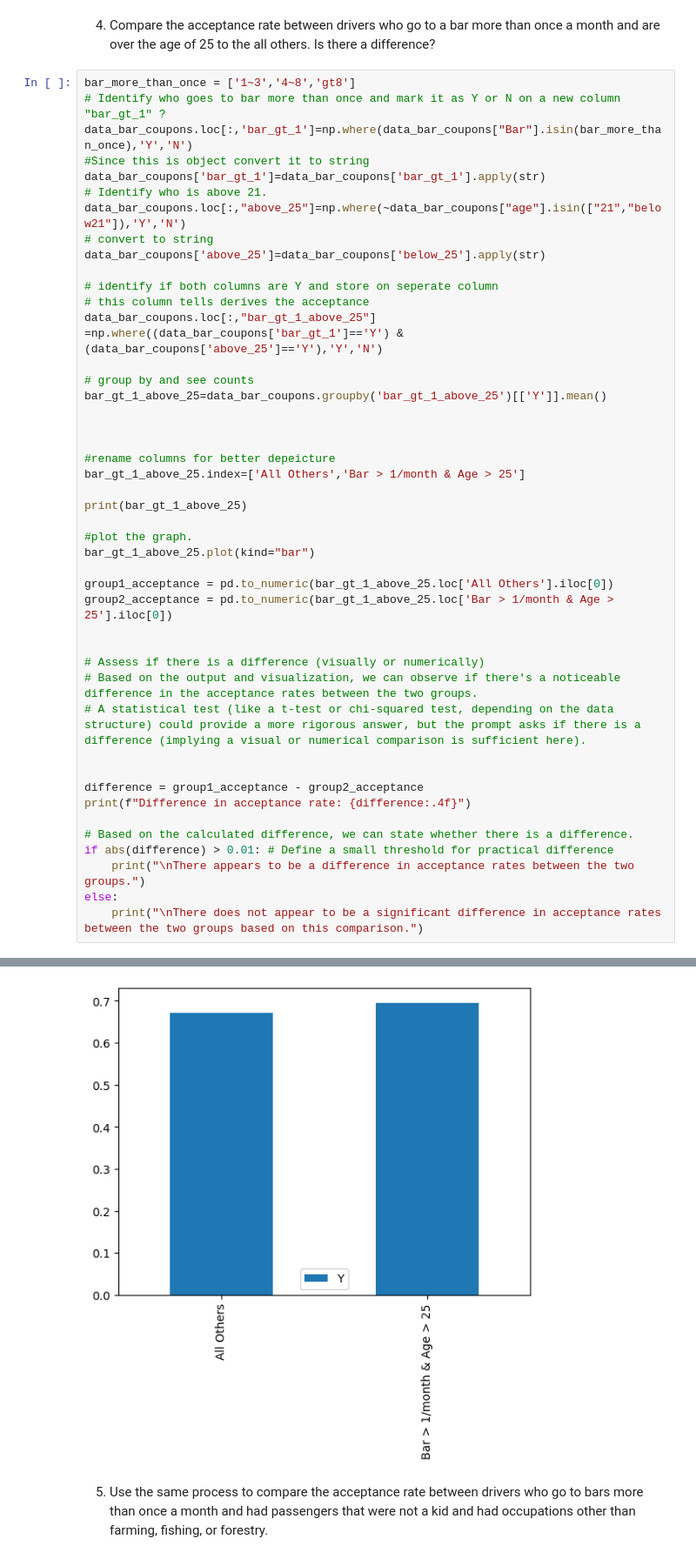
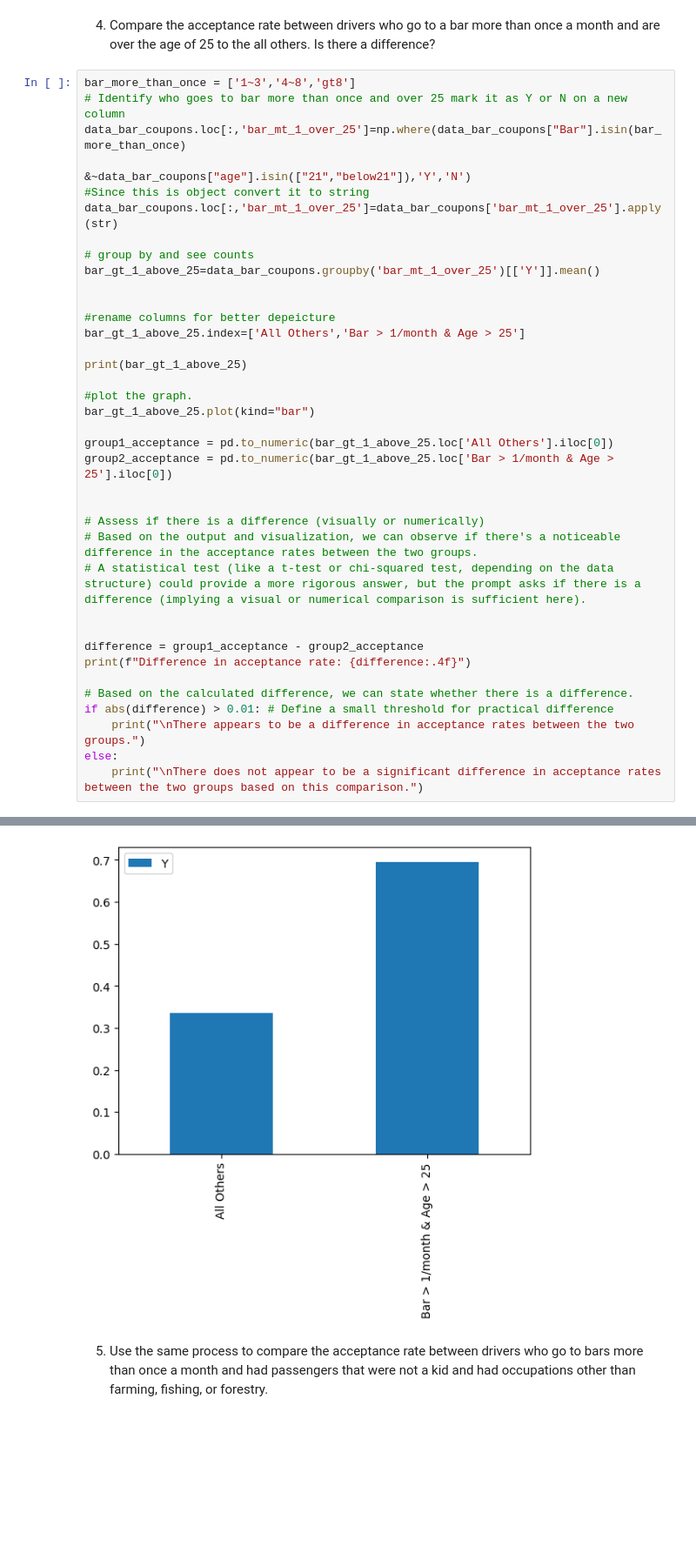
Before and after one commit to mchepuri/coupon_acceptance_analysis, a Jupyter notebook: prompt.ipynb, the cells around one changed output, grey strips where cells are left out. Shown at 87% size. Cells and saved outputs as stored; diff of their text form; blank space fills up the shorter version.

```diff
--- a/prompt.ipynb
+++ b/prompt.ipynb
@@ -242,22 +240,14 @@ Name: Y, dtype: float64
 4. Compare the acceptance rate between drivers who go to a bar more than once a month and are over the age of 25 to the all others.  Is there a difference?
 # %%
 bar_more_than_once = ['1~3','4~8','gt8']
-# Identify who goes to bar more than once and mark it as Y or N on a new column "bar_gt_1" ?
-data_bar_coupons.loc[:,'bar_gt_1']=np.where(data_bar_coupons["Bar"].isin(bar_more_than_once),'Y','N')
+# Identify who goes to bar more than once and over 25 mark it as Y or N on a new column
+data_bar_coupons.loc[:,'bar_mt_1_over_25']=np.where(data_bar_coupons["Bar"].isin(bar_more_than_once)
+                                            &~data_bar_coupons["age"].isin(["21","below21"]),'Y','N')
 #Since this is object convert it to string
-data_bar_coupons['bar_gt_1']=data_bar_coupons['bar_gt_1'].apply(str)
-# Identify who is above 21.
-data_bar_coupons.loc[:,"above_25"]=np.where(~data_bar_coupons["age"].isin(["21","below21"]),'Y','N')
-# convert to string
-data_bar_coupons['above_25']=data_bar_coupons['below_25'].apply(str)
-
-# identify if both columns are Y and store on seperate column
-# this column tells derives the acceptance
-data_bar_coupons.loc[:,"bar_gt_1_above_25"] =np.where((data_bar_coupons['bar_gt_1']=='Y') & (data_bar_coupons['above_25']=='Y'),'Y','N')
+data_bar_coupons.loc[:,'bar_mt_1_over_25']=data_bar_coupons['bar_mt_1_over_25'].apply(str)
 
 # group by and see counts
-bar_gt_1_above_25=data_bar_coupons.groupby('bar_gt_1_above_25')[['Y']].mean()
-
+bar_gt_1_above_25=data_bar_coupons.groupby('bar_mt_1_over_25')[['Y']].mean()
 
 
 #rename columns for better depeicture
@@ -293,6 +283,6 @@ Difference in acceptance rate: -0.0248
 
 There appears to be a difference in acceptance rates between the two groups.
-[figure, old version]
+[figure, new version]
 # %% [markdown]
 5. Use the same process to compare the acceptance rate between drivers who go to bars more than once a month and had passengers that were not a kid and had occupations other than farming, fishing, or forestry.
 # %%
```
Also changed, not shown: parts of 5 cells of this notebook.
